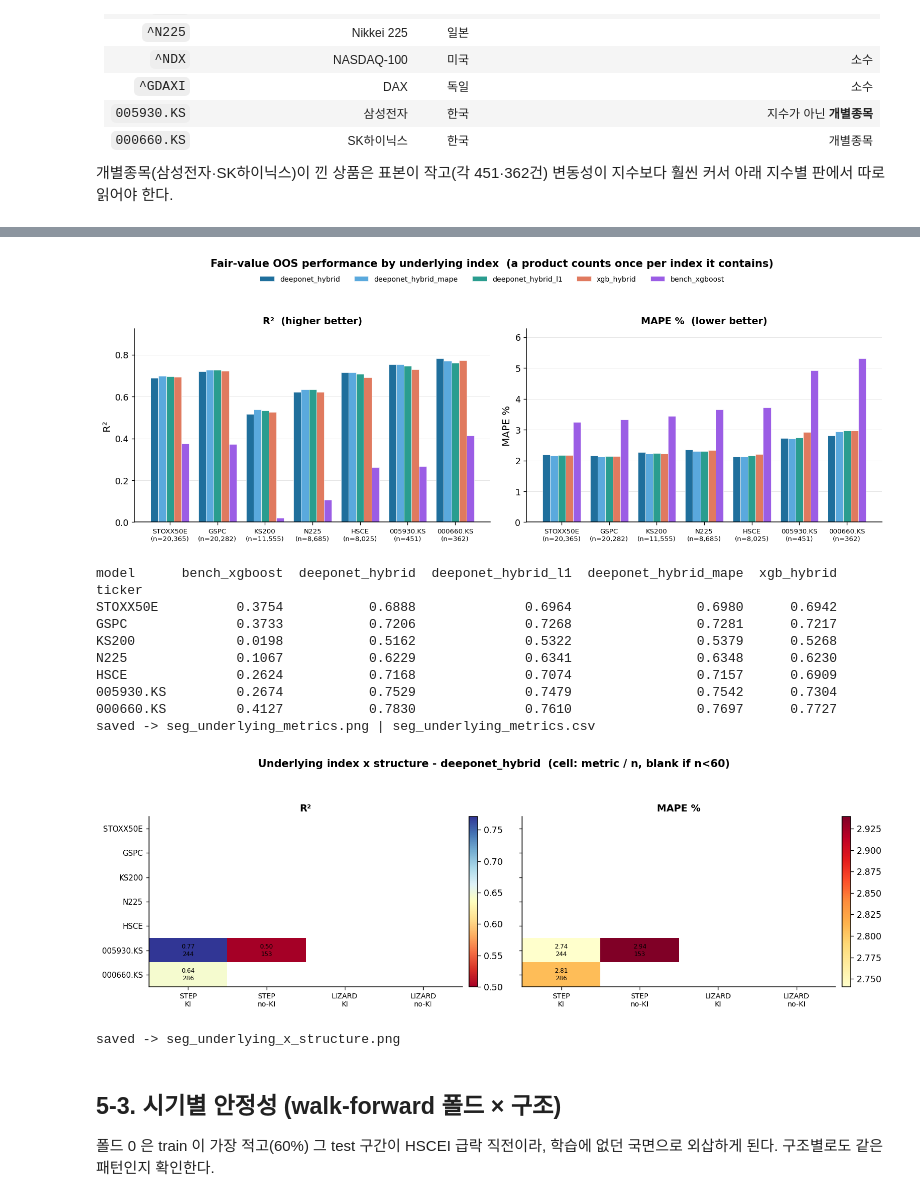
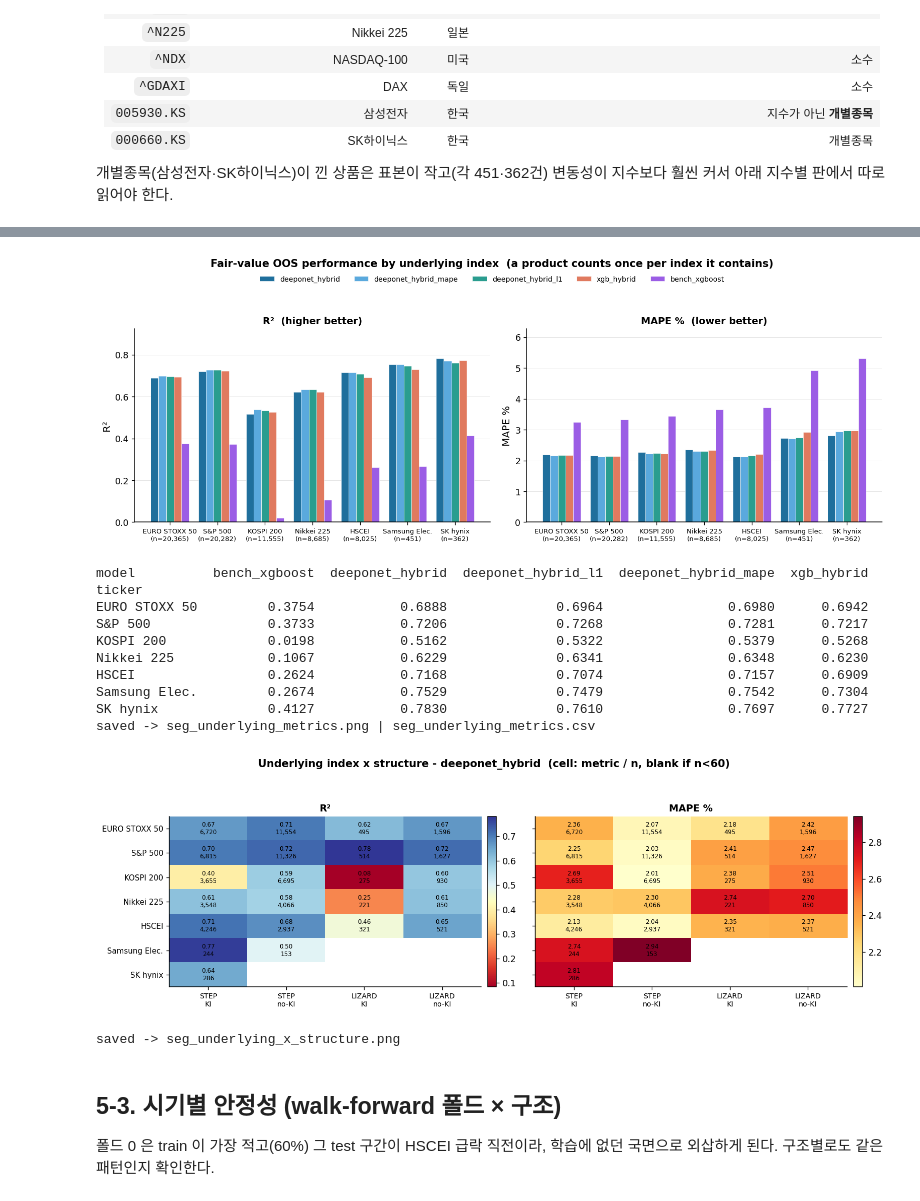
Before and after one commit to JUHWANKIM-ai/PI-DeepONet-ELS, a Jupyter notebook: 5_segment.ipynb, the cells around one changed output, grey strips where cells are left out. Saved outputs shown, nothing was run; the diff lists cells and outputs as text; code cells hidden in the pictures.

```diff
--- a/5_segment.ipynb
+++ b/5_segment.ipynb
@@ -31,6 +31,21 @@ fold = np.full(D.n, -1, dtype=int)
 for k, (_tr, _va, te) in enumerate(D.WF):
     fold[te] = k
 finfo = pd.DataFrame({"ITEM_CD": D.ITEM.astype(str), "fold": fold}).set_index("ITEM_CD")
+
+# 기초자산 티커 → 지수 영어 이름 (그림 라벨 전용. 데이터에는 티커를 그대로 둔다)
+TICKER_NAME = {"^GSPC": "S&P 500", "^STOXX50E": "EURO STOXX 50", "^KS200": "KOSPI 200",
+               "^N225": "Nikkei 225", "^HSCE": "HSCEI", "^HSI": "Hang Seng",
+               "^NDX": "NASDAQ 100", "^GDAXI": "DAX",
+               "005930.KS": "Samsung Elec.", "000660.KS": "SK hynix", "051910.KS": "LG Chem",
+               "005380.KS": "Hyundai Motor", "005490.KS": "POSCO", "035420.KS": "NAVER",
+               "105560.KS": "KB Financial", "006400.KS": "Samsung SDI", "000270.KS": "Kia"}
+
+
+def uname(t):
+    """티커 → 지수 영어 이름. '^' 유무 모두 받고, 미등록 종목은 코드를 그대로 쓴다."""
+    t = str(t)
+    return TICKER_NAME.get(t) or TICKER_NAME.get("^" + t) or t.replace("^", "")
+
 
 MODELS = [m for m in ["deeponet_hybrid", "deeponet_hybrid_mape", "deeponet_hybrid_l1",
                       "xgb_hybrid", "bench_xgboost"] if m in preds]
@@ -201,7 +216,7 @@ BU = {name: metrics_by(M[M.model == name].y_true, M[M.model == name].y_pred,
                        M[M.model == name].udl_key, min_n=100) for name in MODELS}
 pd.concat(BU, names=["model", "group"]).to_csv(fm.stat("seg_underlying_basket"))
 U = BU[BEST].sort_values("n", ascending=False)
-lab = [f"{i.replace('^','').replace('|',' + ')[:34]}\n(n={int(v):,})" for i, v in zip(U.index, U["n"])]
+lab = [f"{' + '.join(uname(x) for x in i.split('|'))}\n(n={int(v):,})" for i, v in zip(U.index, U["n"])]
 
 fig, ax = plt.subplots(1, 2, figsize=(_plot.SLIDE_W, max(4.6, 0.42 * len(U))))
 y = np.arange(len(U))
@@ -253,7 +268,7 @@ def by_ticker(d0, min_n=200):
         g = d0[(d0.udl1 == t) | (d0.udl2 == t) | (d0.udl3 == t)]
         if len(g) < min_n:
             continue
-        out.append(dict(ticker=t.replace("^", ""), n=len(g), R2=r2_score(g.y_true, g.y_pred),
+        out.append(dict(ticker=t, name=uname(t), n=len(g), R2=r2_score(g.y_true, g.y_pred),
                         MAPE=g.ape.mean(), BiasKRW=g.err.mean() * FACE))
     return pd.DataFrame(out).sort_values("n", ascending=False).reset_index(drop=True)
 
@@ -263,7 +278,7 @@ pd.concat({name: by_ticker(M[M.model == name]) for name in MODELS},
 
 fig, ax = plt.subplots(1, 2, figsize=(_plot.SLIDE_W, max(4.6, 0.5 * len(T))))
 y = np.arange(len(T))
-YL = [f"{t}\n(n={int(nn):,})" for t, nn in zip(T.ticker, T.n)]
+YL = [f"{t}\n(n={int(nn):,})" for t, nn in zip(T.name, T.n)]
 for a, col, lab, cmapc in ((ax[0], "R2", "R²", None), (ax[1], "MAPE", "MAPE %", "#2a9d8f")):
     v = T[col].values
     c = ["#c0392b" if x < 0 else "#1f6f9c" for x in v] if cmapc is None else cmapc
@@ -300,8 +315,7 @@ rows = []
 for name in MODELS:
     d0 = M[M.model == name]
     for t in TK:
-        g = d0[(d0.udl1 == "^" + t) | (d0.udl2 == "^" + t) | (d0.udl3 == "^" + t)
-               | (d0.udl1 == t) | (d0.udl2 == t) | (d0.udl3 == t)]
+        g = d0[(d0.udl1 == t) | (d0.udl2 == t) | (d0.udl3 == t)]
         if not len(g):
             continue
         rows.append(dict(model=name, ticker=t, n=len(g), R2=r2_score(g.y_true, g.y_pred),
@@ -309,7 +323,7 @@ for name in MODELS:
 UM = pd.DataFrame(rows)
 UM.to_csv(fm.stat("seg_underlying_metrics"), index=False)
 
-XL = [f"{t}\n(n={int(UM[UM.ticker == t].n.iloc[0]):,})" for t in TK]
+XL = [f"{uname(t)}\n(n={int(UM[UM.ticker == t].n.iloc[0]):,})" for t in TK]
 fig, ax = plt.subplots(1, 2, figsize=(_plot.SLIDE_W, 5.0))
 x = np.arange(len(TK)); w = 0.8 / len(MODELS)
 for j, name in enumerate(MODELS):
@@ -331,54 +345,56 @@ fig.suptitle("Fair-value OOS performance by underlying index"
 fig.tight_layout(rect=(0, 0, 1, 0.90))
 fig.savefig(fm.image("seg_underlying_metrics"), dpi=400, bbox_inches="tight", transparent=True)
 plt.show()
-print(UM.pivot(index="ticker", columns="model", values="R2").reindex(TK).round(4).to_string())
+_p = UM.pivot(index="ticker", columns="model", values="R2").reindex(TK)
+print(_p.rename(index=uname).round(4).to_string())
 print("saved ->", fm.image("seg_underlying_metrics").name, "|", fm.stat("seg_underlying_metrics").name)
 # %% [output]
-[figure, old version]
+[figure, new version]
-model      bench_xgboost  deeponet_hybrid  deeponet_hybrid_l1  deeponet_hybrid_mape  xgb_hybrid
+model          bench_xgboost  deeponet_hybrid  deeponet_hybrid_l1  deeponet_hybrid_mape  xgb_hybrid
 ticker
-STOXX50E          0.3754           0.6888              0.6964                0.6980      0.6942
-GSPC              0.3733           0.7206              0.7268                0.7281      0.7217
-KS200             0.0198           0.5162              0.5322                0.5379      0.5268
-N225              0.1067           0.6229              0.6341                0.6348      0.6230
-HSCE              0.2624           0.7168              0.7074                0.7157      0.6909
-005930.KS         0.2674           0.7529              0.7479                0.7542      0.7304
-000660.KS         0.4127           0.7830              0.7610                0.7697      0.7727
+EURO STOXX 50         0.3754           0.6888              0.6964                0.6980      0.6942
+S&P 500               0.3733           0.7206              0.7268                0.7281      0.7217
+KOSPI 200             0.0198           0.5162              0.5322                0.5379      0.5268
+Nikkei 225            0.1067           0.6229              0.6341                0.6348      0.6230
+HSCEI                 0.2624           0.7168              0.7074                0.7157      0.6909
+Samsung Elec.         0.2674           0.7529              0.7479                0.7542      0.7304
+SK hynix              0.4127           0.7830              0.7610                0.7697      0.7727
 saved -> seg_underlying_metrics.png | seg_underlying_metrics.csv
 # %%
 # 그림 6: 지수 × 구조 히트맵 (R² 와 MAPE%)
 TK = list(T.ticker)
 H_r2 = np.full((len(TK), len(STRUCTS)), np.nan)
 H_mp = np.full((len(TK), len(STRUCTS)), np.nan)
 H_n = np.zeros((len(TK), len(STRUCTS)), int)
 for i, t in enumerate(TK):
     for j, s in enumerate(STRUCTS):
         g = d[(d.struct == s) & ((d.udl1 == t) | (d.udl2 == t) | (d.udl3 == t))]
         H_n[i, j] = len(g)
         if len(g) >= 60:
             H_r2[i, j] = r2_score(g.y_true, g.y_pred); H_mp[i, j] = g.ape.mean()
 
 fig, ax = plt.subplots(1, 2, figsize=(_plot.SLIDE_W, max(4.4, 0.5 * len(TK))))
 for a, H, lab, cmap in [(ax[0], H_r2, "R²", "RdYlBu"), (ax[1], H_mp, "MAPE %", "YlOrRd")]:
     im = a.imshow(H, aspect="auto", cmap=cmap)
     a.set_xticks(range(len(STRUCTS)))
     a.set_xticklabels([s.replace(" x ", "\n") for s in STRUCTS], fontsize=8.5)
     a.set_yticks(range(len(TK)))
-    a.set_yticklabels([t.replace("^", "") for t in TK] if a is ax[0] else [], fontsize=9)
+    a.set_yticklabels([uname(t) for t in TK] if a is ax[0] else [], fontsize=9)
     for i in range(len(TK)):
         for j in range(len(STRUCTS)):
             if not np.isnan(H[i, j]):
                 a.text(j, i, f"{H[i,j]:.2f}\n{H_n[i,j]:,}", ha="center", va="center", fontsize=7.2)
     a.set_title(lab, fontsize=11.5)
     fig.colorbar(im, ax=a, fraction=0.046, pad=0.02)
 fig.suptitle(f"Underlying index x structure - {BEST}  (cell: metric / n, blank if n<60)",
              fontsize=12.5, fontweight="bold")
 fig.tight_layout(rect=(0, 0, 1, 0.94))
 fig.savefig(fm.image("seg_underlying_x_structure"), dpi=400, bbox_inches="tight", transparent=True)
 plt.show()
+assert H_n.sum() > 0, "히트맵 티커 매칭 실패 (T.ticker 와 udl1..3 형식 불일치)"
 print("saved ->", fm.image("seg_underlying_x_structure").name)
 # %% [output]
-[figure, old version]
+[figure, new version]
 saved -> seg_underlying_x_structure.png
 # %% [markdown]
 ## 5-3. 시기별 안정성 (walk-forward 폴드 × 구조)
```
Also changed, not shown: parts of 7 cells of this notebook.
